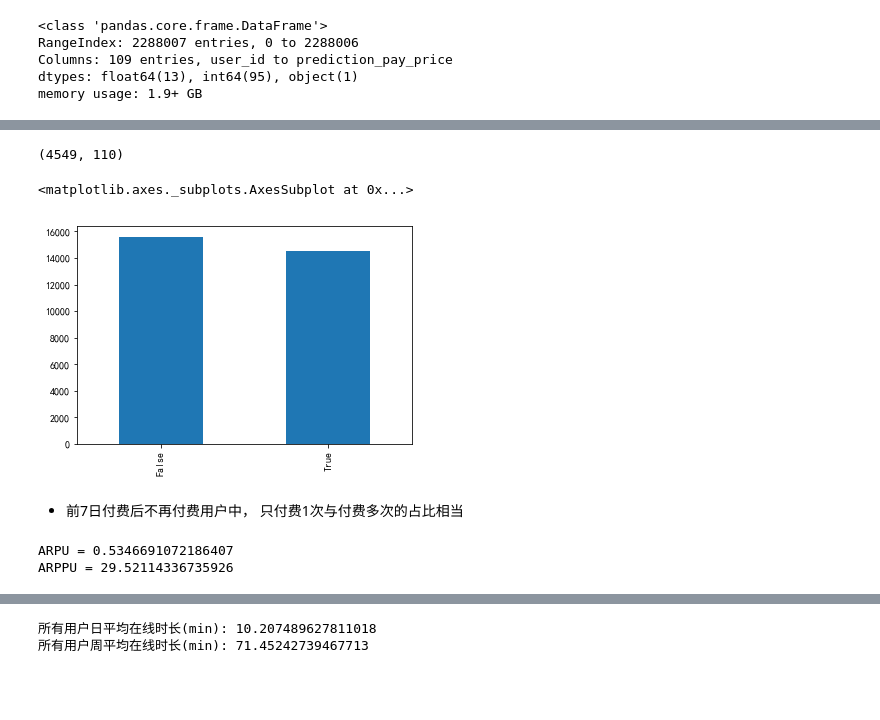
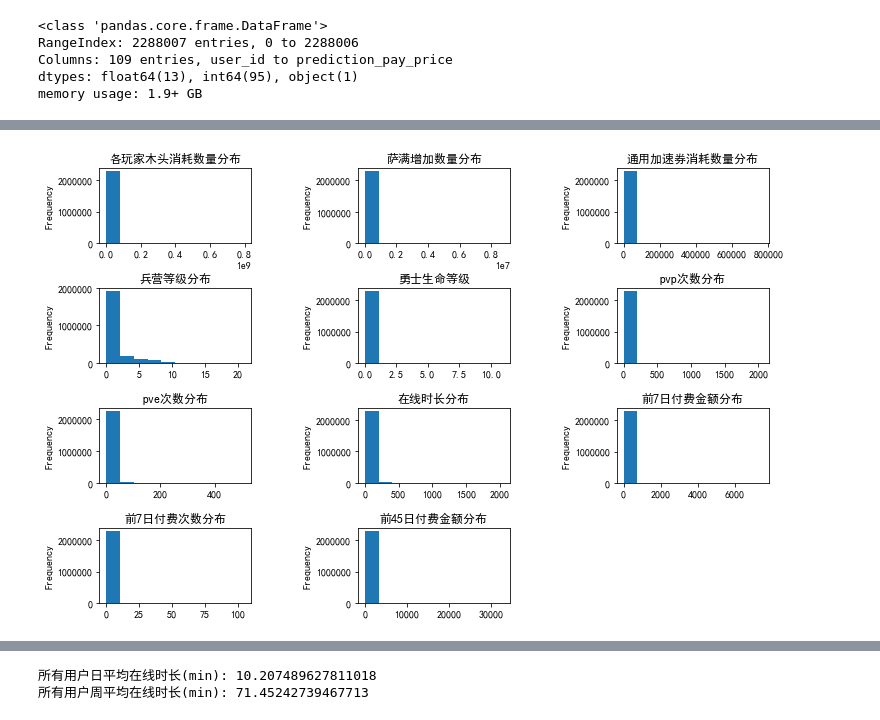
Before and after one commit to armstrongv/Mobile-player-paid-forecast, a Jupyter notebook: 手游玩家付费预测EDA.ipynb, the cells around one changed output, grey strips where cells are left out. Drawn from its saved outputs; the diff is of its cells as text; code cells hidden in the pictures; blank space fills up the shorter version.

```diff
--- a/手游玩家付费预测EDA.ipynb
+++ b/手游玩家付费预测EDA.ipynb
@@ -242,19 +114,60 @@ unactive_user.shape
-# %%
-# 前7日不付费，后45日有付费的用户
-data[(data.pay_price==0) & (data.price_diff>0)].shape
-# %% [output]
-(4549, 110)
-# %%
-(unactive_user.pay_count>1).value_counts().plot.bar()
-# %% [output]
-<matplotlib.axes._subplots.AxesSubplot at 0x...>
-[figure, removed]
-# %% [markdown]
-- 前7日付费后不再付费用户中， 只付费1次与付费多次的占比相当
-# %%
-# ARPU ARPPU
-print('ARPU =', data.pay_price.sum() / data.user_id.count())
-print('ARPPU =', data.pay_price.sum() / data[data.pay_price>0].user_id.count())
-# %% [output]
-ARPU = 0.5346691072186407
-ARPPU = 29.52114336735926
+# %%
+plt.figure(figsize=(12,8))
+plt.subplots_adjust(wspace = 0.7 , hspace = 0.6)#调整子图间距
+plt.subplot(431)
+# 游戏资源类数据中，各玩家木头消耗数量分布
+plt.title('各玩家木头消耗数量分布')
+data.wood_reduce_value.plot.hist()
+
+plt.subplot(432)
+# 兵种类数据中，各玩家萨满增加数量分布
+plt.title('萨满增加数量分布')
+data.shaman_add_value.plot.hist()
+
+plt.subplot(433)
+# 加速券类数据中，通用加速券消耗数量分布
+plt.title('通用加速券消耗数量分布')
+data.general_acceleration_reduce_value.plot.hist()
+
+plt.subplot(434)
+# 建筑等级类数据中，兵营等级分布
+plt.title('兵营等级分布')
+data.bd_barrack_level.plot.hist()
+
+plt.subplot(435)
+# 科研等级类数据中，勇士生命等级分布
+plt.title('勇士生命等级')
+data.sr_infantry_hp_level.plot.hist()
+
+plt.subplot(436)
+# pvp次数分布
+plt.title('pvp次数分布')
+data.pvp_battle_count.plot.hist()
+
+plt.subplot(437)
+# pve次数分布
+plt.title('pve次数分布')
+data.pve_battle_count.plot.hist()
+
+plt.subplot(438)
+# 在线时长分布
+plt.title('在线时长分布')
+data.avg_online_minutes.plot.hist()
+
+plt.subplot(439)
+# 前7日付费金额分布
+plt.title('前7日付费金额分布')
+data.pay_price.plot.hist()
+
+plt.subplot(4,3,10)
+# 前7日付费次数分布
+plt.title('前7日付费次数分布')
+data.pay_count.plot.hist()
+
+plt.subplot(4,3,11)
+# 前45日付费金额分布
+plt.title('前45日付费金额分布')
+data.prediction_pay_price.plot.hist()
+plt.show()
+# %% [output]
+[figure, added]
```
Also changed, not shown: parts of 77 cells of this notebook, 1 other file.
